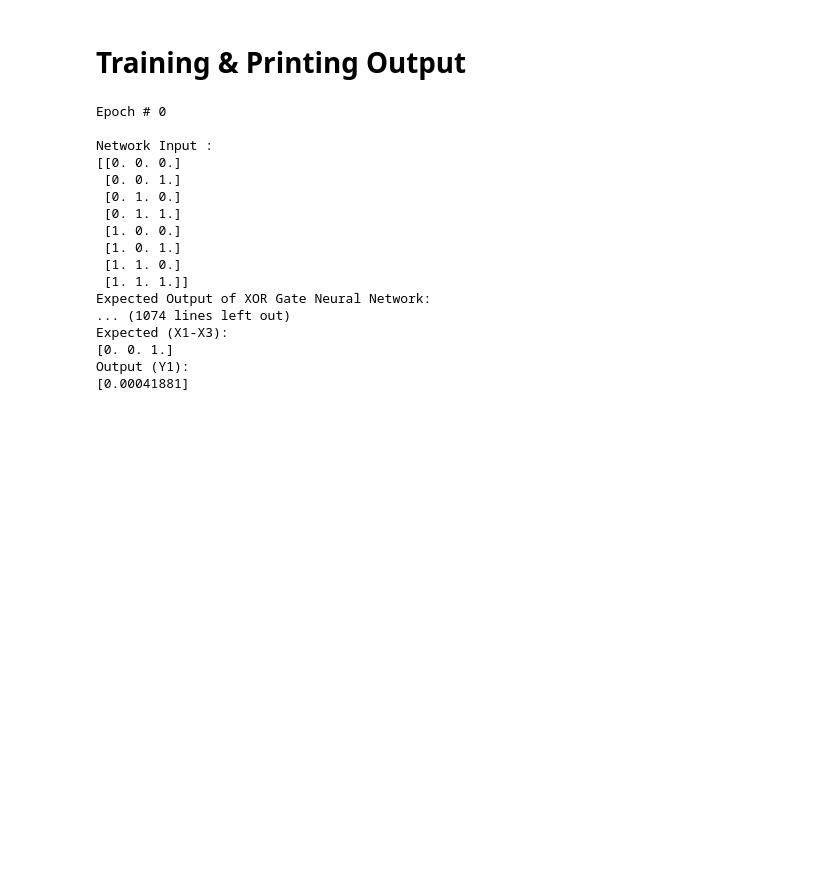
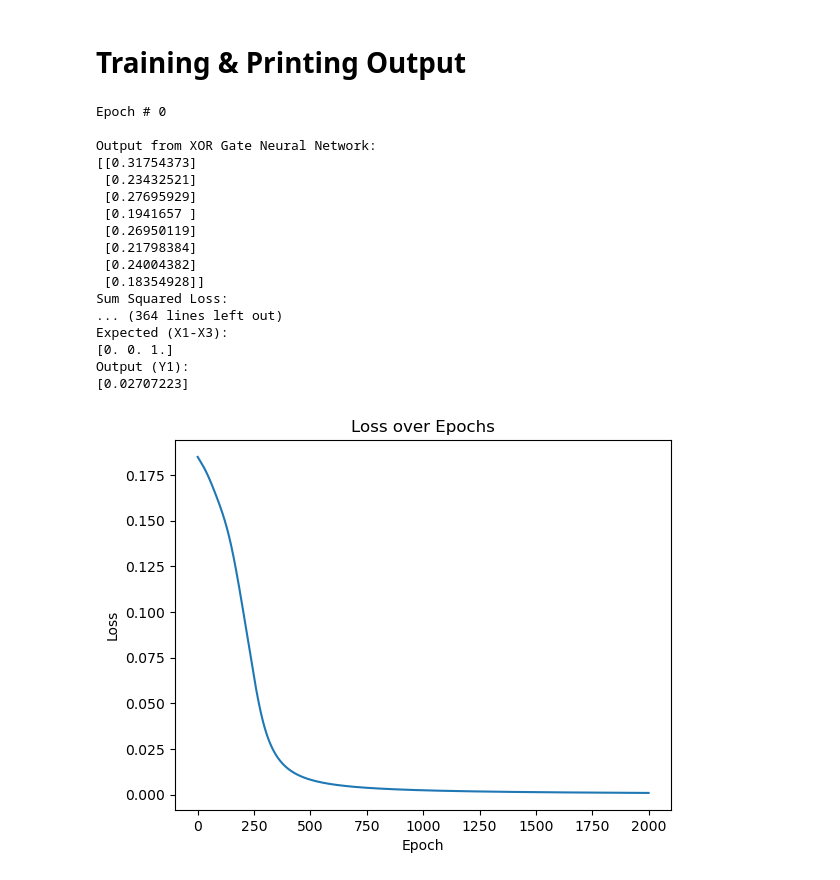
Before and after one commit to UtkarshPrajapati/XOR-Neural-Network, a Jupyter notebook: XOR Neural Network.ipynb, the cells around one changed output. Cells and saved outputs as stored; diff of their text form; code cells hidden in the pictures; blank space fills up the shorter version.

Commit message:
plot added of loss

```diff
--- a/XOR Neural Network.ipynb
+++ b/XOR Neural Network.ipynb
@@ -68,36 +69,47 @@ class Neural_Network (object):
 # Training & Printing Output
 # %%
 myNeuralNetwork = Neural_Network()
-trainingEpochs = 3000001
+trainingEpochs = 2001
+losses=[]
 for i in range(trainingEpochs):
-    if i%100000==0:
+    op=myNeuralNetwork.feedForward(X)
+    loss=np.mean(np.square(y - op))
+    if i%100==0:
         print ("Epoch # " + str(i) + "\n")
-        print ("Network Input : \n" + str(X))
-        print ("Expected Output of XOR Gate Neural Network: \n" + str(y))
-        print ("Actual Output from XOR Gate Neural Network: \n" + str(myNeuralNetwork.feedForward(X)))
-        Loss = np.mean(np.square(y - myNeuralNetwork.feedForward(X)))
-        myNeuralNetwork.saveSumSquaredLossList(i,Loss)
-        print ("Sum Squared Loss: \n" + str(Loss))
+        print ("Output from XOR Gate Neural Network: \n" + str(op))
+        print ("Sum Squared Loss: \n" + str(loss))
         print("\n---------------------------------------------------------------")
         print ("\n")
+    losses.append(loss)
+    myNeuralNetwork.saveSumSquaredLossList(i,loss)
     myNeuralNetwork.trainNetwork(X, y)
+print ("Network Input : \n" + str(X))
+print ("Expected Output of XOR Gate Neural Network: \n" + str(y))
 myNeuralNetwork.saveWeights()
 myNeuralNetwork.predictOutput()
 # %% [output]
 Epoch # 0
 
-Network Input :
-[[0. 0. 0.]
- [0. 0. 1.]
- [0. 1. 0.]
- [0. 1. 1.]
- [1. 0. 0.]
- [1. 0. 1.]
- [1. 1. 0.]
- [1. 1. 1.]]
-Expected Output of XOR Gate Neural Network:
-... (1074 lines left out)
+Output from XOR Gate Neural Network:
+[[0.31754373]
+ [0.23432521]
+ [0.27695929]
+ [0.1941657 ]
+ [0.26950119]
+ [0.21798384]
+ [0.24004382]
+ [0.18354928]]
+Sum Squared Loss:
+... (364 lines left out)
 Expected (X1-X3):
 [0. 0. 1.]
 Output (Y1):
-[0.00041881]
+[0.02707223]
+# %%
+plt.plot(losses)
+plt.title('Loss over Epochs')
+plt.xlabel('Epoch')
+plt.ylabel('Loss')
+plt.show()
+# %% [output]
+[figure, added]
```
Also changed, not shown: parts of 1 cell of this notebook, 3 other files.
